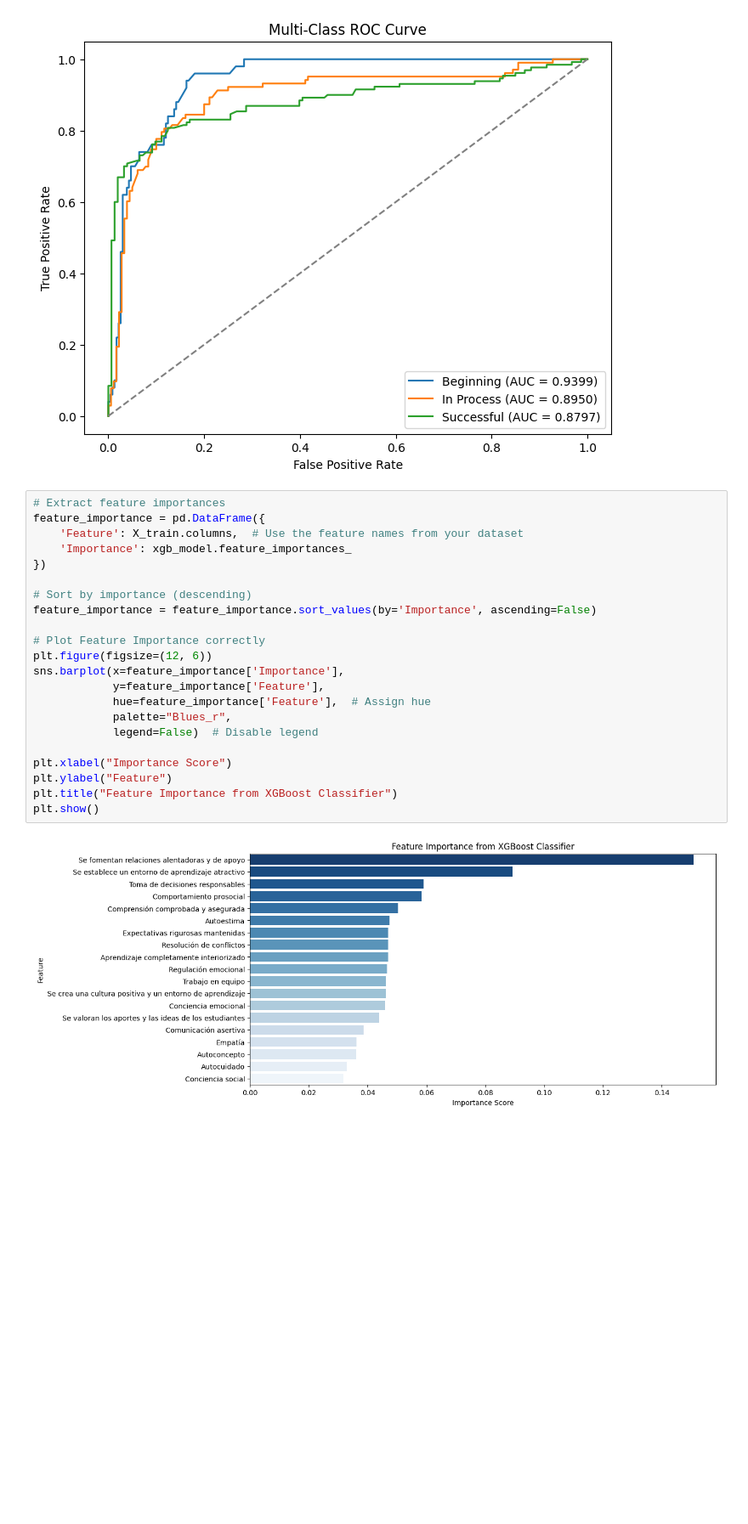
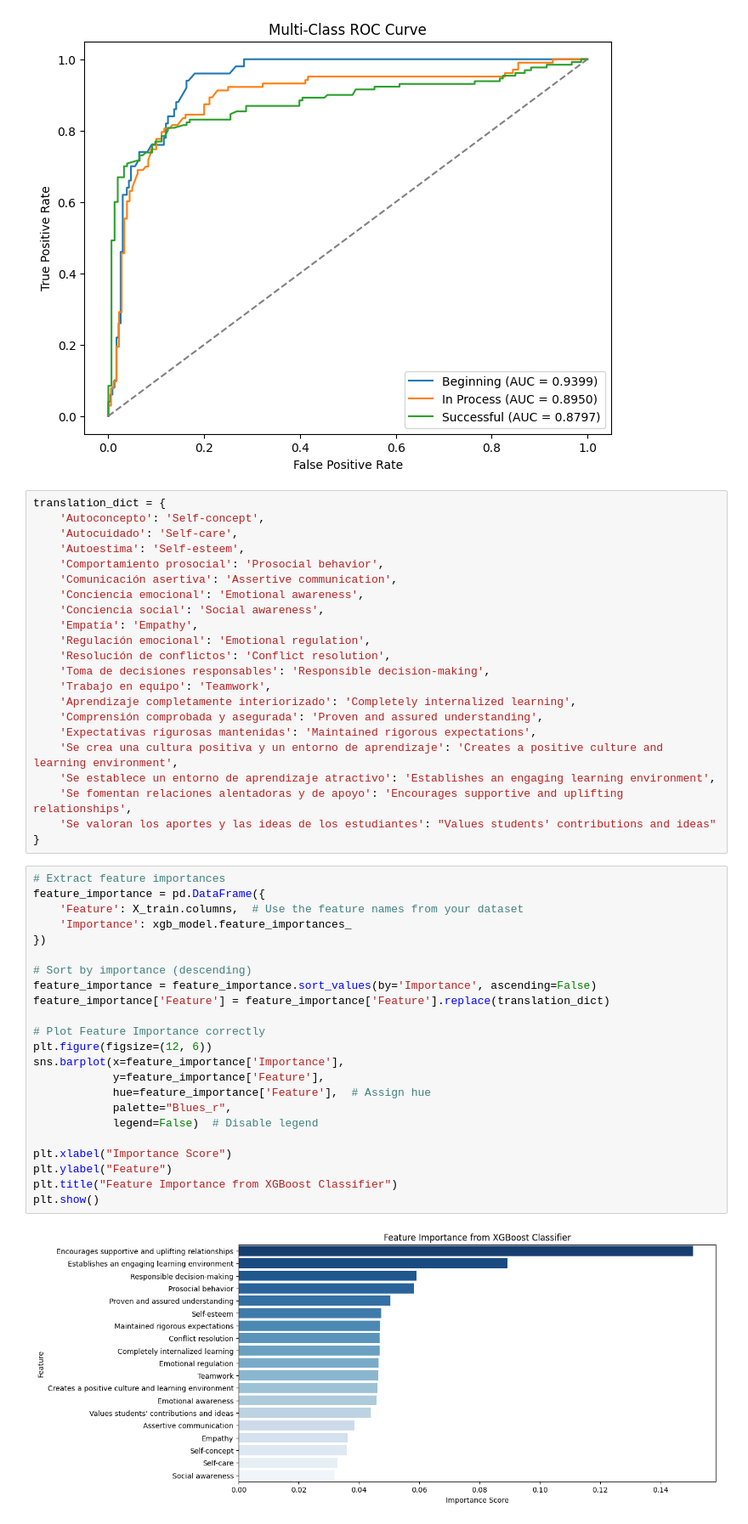
Before and after one commit to Raxcsu/breit-project, a Jupyter notebook: notebook/main.ipynb, the cells around one changed output. Shown: that part at 85% size. Cells and saved outputs as stored; diff of their text form; blank space fills up the shorter version.

```diff
--- a/notebook/main.ipynb
+++ b/notebook/main.ipynb
@@ -1111,27 +1111,50 @@ plt.legend()
 plt.show()
 # %% [output]
 [figure]
+# %%
+translation_dict = {
+    'Autoconcepto': 'Self-concept',
+    'Autocuidado': 'Self-care',
+    'Autoestima': 'Self-esteem',
+    'Comportamiento prosocial': 'Prosocial behavior',
+    'Comunicación asertiva': 'Assertive communication',
+    'Conciencia emocional': 'Emotional awareness',
+    'Conciencia social': 'Social awareness',
+    'Empatía': 'Empathy',
+    'Regulación emocional': 'Emotional regulation',
+    'Resolución de conflictos': 'Conflict resolution',
+    'Toma de decisiones responsables': 'Responsible decision-making',
+    'Trabajo en equipo': 'Teamwork',
+    'Aprendizaje completamente interiorizado': 'Completely internalized learning',
+    'Comprensión comprobada y asegurada': 'Proven and assured understanding',
+    'Expectativas rigurosas mantenidas': 'Maintained rigorous expectations',
+    'Se crea una cultura positiva y un entorno de aprendizaje': 'Creates a positive culture and learning environment',
+    'Se establece un entorno de aprendizaje atractivo': 'Establishes an engaging learning environment',
+    'Se fomentan relaciones alentadoras y de apoyo': 'Encourages supportive and uplifting relationships',
+    'Se valoran los aportes y las ideas de los estudiantes': "Values students' contributions and ideas"
+}
 # %%
 # Extract feature importances
 feature_importance = pd.DataFrame({
     'Feature': X_train.columns,  # Use the feature names from your dataset
     'Importance': xgb_model.feature_importances_
 })
 
 # Sort by importance (descending)
 feature_importance = feature_importance.sort_values(by='Importance', ascending=False)
+feature_importance['Feature'] = feature_importance['Feature'].replace(translation_dict)
 
 # Plot Feature Importance correctly
 plt.figure(figsize=(12, 6))
 sns.barplot(x=feature_importance['Importance'],
             y=feature_importance['Feature'],
             hue=feature_importance['Feature'],  # Assign hue
             palette="Blues_r",
             legend=False)  # Disable legend
 
 plt.xlabel("Importance Score")
 plt.ylabel("Feature")
 plt.title("Feature Importance from XGBoost Classifier")
 plt.show()
 # %% [output]
-[figure, old version]
+[figure, new version]
```
Also changed, not shown: 1 other file.
